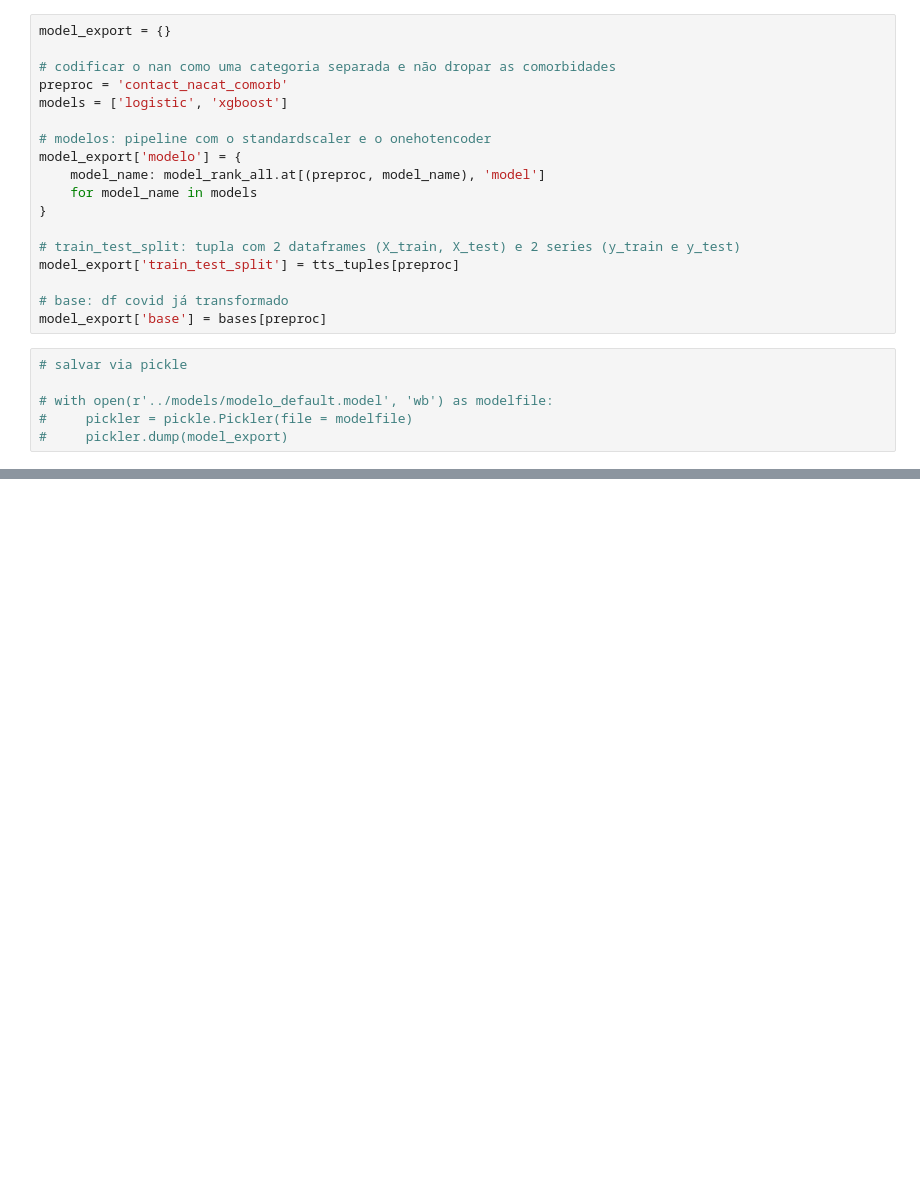
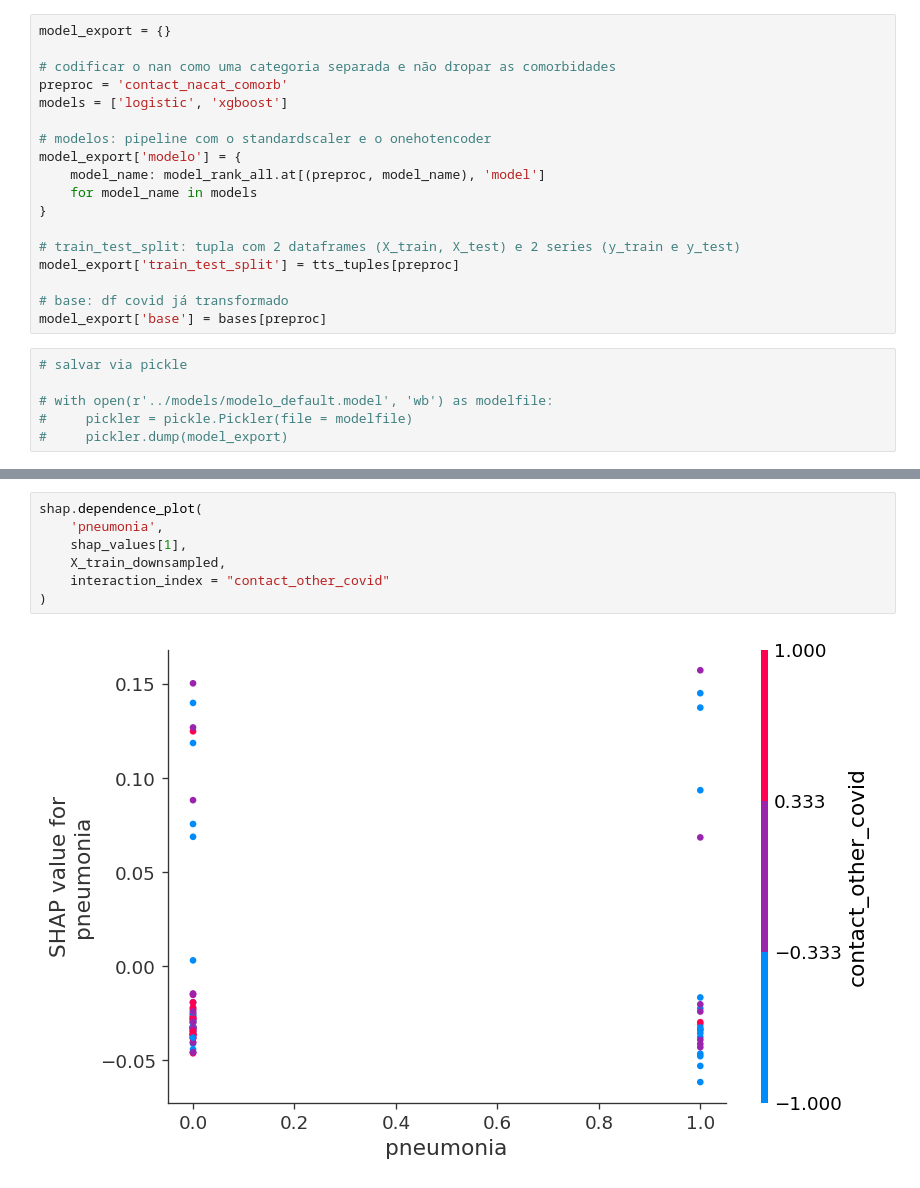
Before and after one commit to flimao/modelos-covid, a Jupyter notebook: notebooks_exploration/3-modelagem.ipynb, the cells around one changed output, grey strips where cells are left out. Drawn from its saved outputs; the diff is of its cells as text; blank space fills up the shorter version.

```diff
--- a/notebooks_exploration/3-modelagem.ipynb
+++ b/notebooks_exploration/3-modelagem.ipynb
@@ -606,0 +666,9 @@ model_export['base'] = bases[preproc]
+# %%
+shap.dependence_plot(
+    'pneumonia',
+    shap_values[1],
+    X_train_downsampled,
+    interaction_index = "contact_other_covid"
+)
+# %% [output]
+[figure, added]
```
Also changed, not shown: parts of 15 cells of this notebook.
